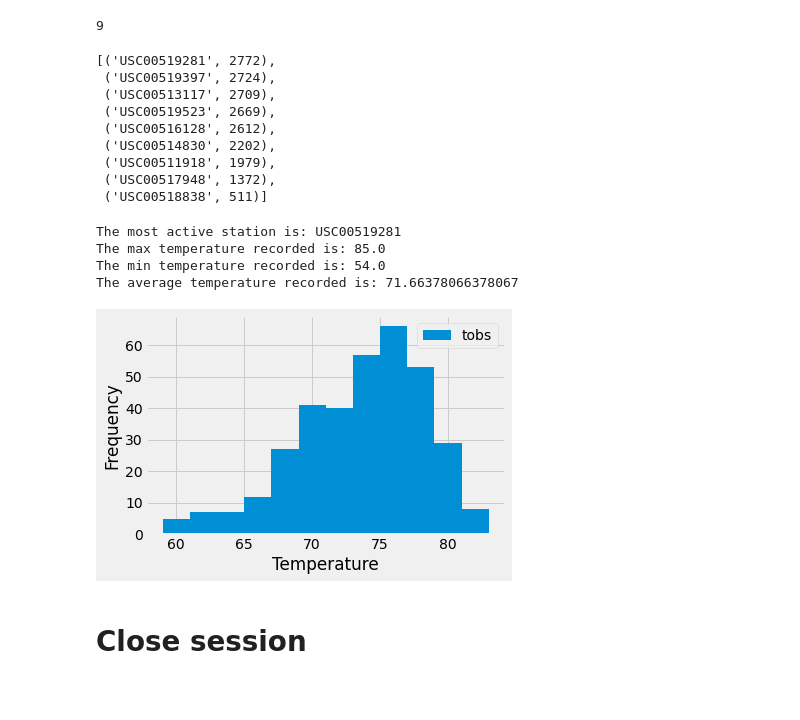
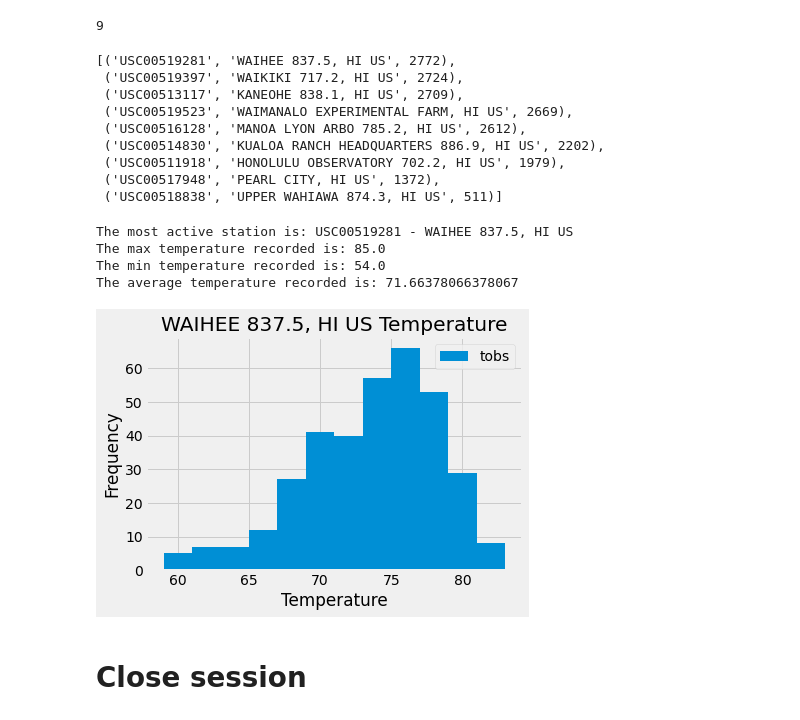
Before and after one commit to kimaprice/Climate_Analysis, a Jupyter notebook: climate_analysis.ipynb, the cells around one changed output. Saved outputs shown, nothing was run; the diff lists cells and outputs as text; code cells hidden in the pictures.

```diff
--- a/climate_analysis.ipynb
+++ b/climate_analysis.ipynb
@@ -120,47 +120,48 @@ session.query(func.count(station.station)).all()[0][0]
 # %%
 # Design a query to find the most active stations (i.e. what stations have the most rows?)
 # List the stations and the counts in descending order.
-from sqlalchemy import desc
-active_stations = session.query(measure.station, func.count(measure.id).label('num_records')).group_by(measure.station).order_by(desc('num_records')).all()
+
+
+active_stations = session.query(measure.station, station.name, func.count(measure.id).label('num_records')).filter(measure.station == station.station).group_by(measure.station).order_by(desc('num_records')).all()
 active_stations
 # %% [output]
-[('USC00519281', 2772),
- ('USC00519397', 2724),
- ('USC00513117', 2709),
- ('USC00519523', 2669),
- ('USC00516128', 2612),
- ('USC00514830', 2202),
- ('USC00511918', 1979),
- ('USC00517948', 1372),
- ('USC00518838', 511)]
+[('USC00519281', 'WAIHEE 837.5, HI US', 2772),
+ ('USC00519397', 'WAIKIKI 717.2, HI US', 2724),
+ ('USC00513117', 'KANEOHE 838.1, HI US', 2709),
+ ('USC00519523', 'WAIMANALO EXPERIMENTAL FARM, HI US', 2669),
+ ('USC00516128', 'MANOA LYON ARBO 785.2, HI US', 2612),
+ ('USC00514830', 'KUALOA RANCH HEADQUARTERS 886.9, HI US', 2202),
+ ('USC00511918', 'HONOLULU OBSERVATORY 702.2, HI US', 1979),
+ ('USC00517948', 'PEARL CITY, HI US', 1372),
+ ('USC00518838', 'UPPER WAHIAWA 874.3, HI US', 511)]
 # %%
 # Using the most active station id from the previous query, calculate the lowest, highest, and average temperature.
 most_active = active_stations[0][0]
 sel = [measure.station, func.max(measure.tobs).label('max_temp'), func.min(measure.tobs).label('min_temp'), func.avg(measure.tobs).label('avg_temp')]
 most_active_stats = session.query(*sel).filter(measure.station == most_active).group_by(measure.station).all()
 most_active_stats
-print(f'The most active station is: {most_active_stats[0][0]}')
+print(f'The most active station is: {most_active_stats[0][0]} - {active_stations[0][1]}')
 print(f'The max temperature recorded is: {most_active_stats[0][1]}')
 print(f'The min temperature recorded is: {most_active_stats[0][2]}')
 print(f'The average temperature recorded is: {most_active_stats[0][3]}')
 # %% [output]
-The most active station is: USC00519281
+The most active station is: USC00519281 - WAIHEE 837.5, HI US
 The max temperature recorded is: 85.0
 The min temperature recorded is: 54.0
 The average temperature recorded is: 71.66378066378067
 # %%
 # Using the most active station id
 # Query the last 12 months of temperature observation data for this station
 year_temp = session.query(measure.date, measure.tobs).filter(measure.date >= year_ago).filter(measure.station == most_active).all()
 year_temp_df = pd.DataFrame(year_temp)
 
 #plot the results as a histogram
 ax = year_temp_df.plot.hist(bins=12)
 ax.set_xlabel("Temperature")
-plt.tight_layout()
+plt.title(f'{active_stations[0][1]} Temperature')
 plt.show()
 # %% [output]
-[figure, old version]
+[figure, new version]
 # %% [markdown]
 # Close session
 # %%
```
Also changed, not shown: parts of 1 cell of this notebook, 2 other files.
